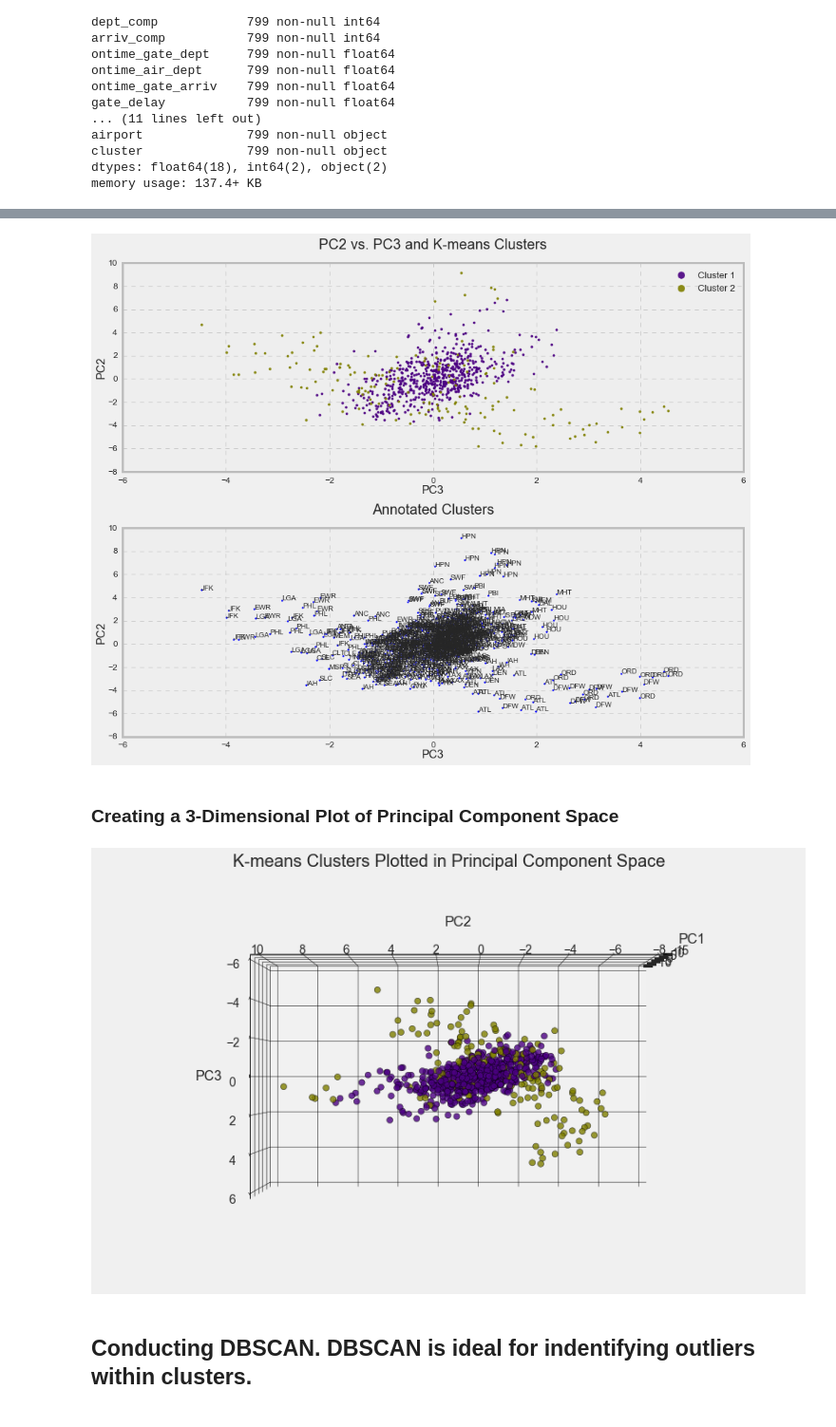
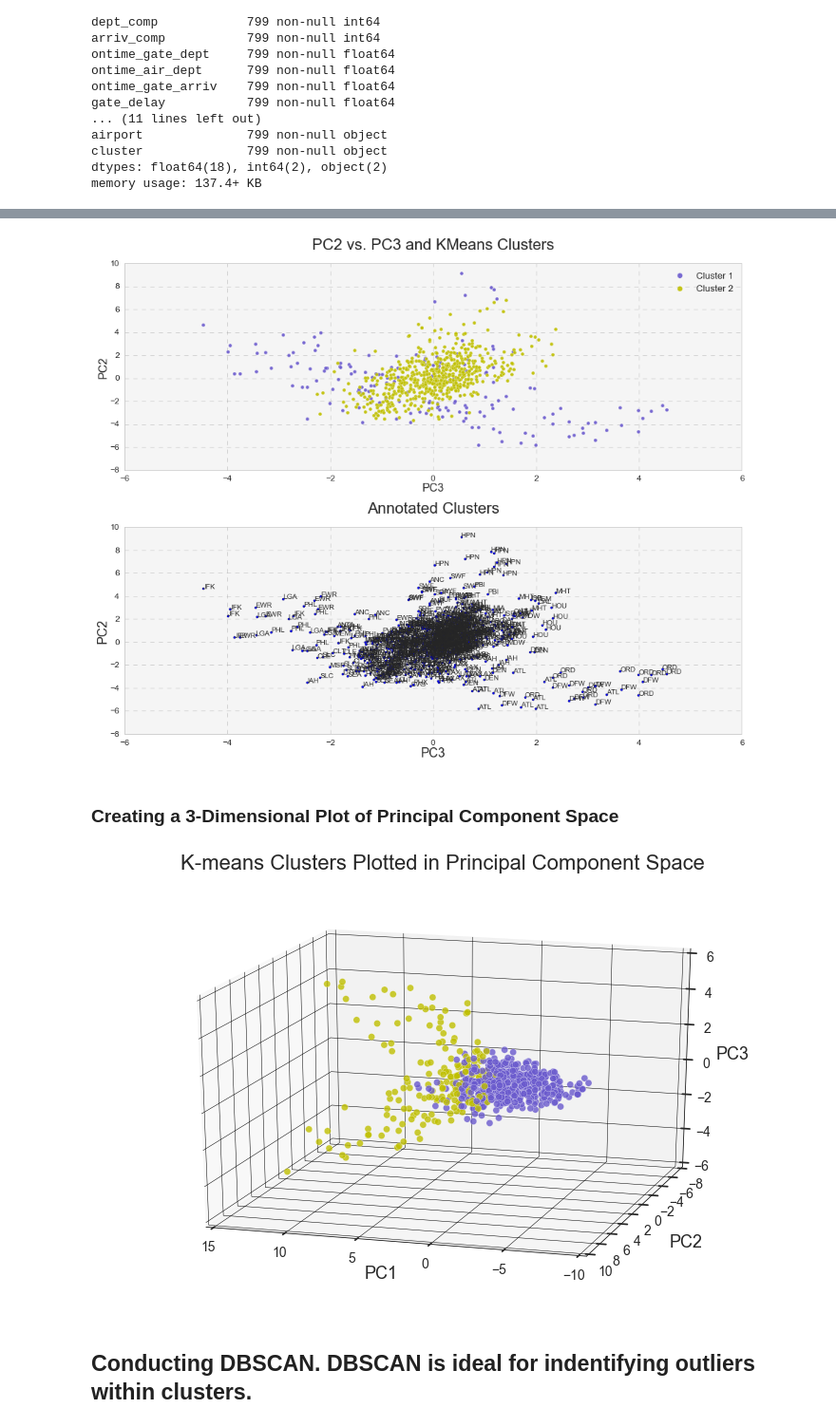
Before and after one commit to dmarinav/My-Projects, a Jupyter notebook: Airports/Part 2_EDA and Clusters.ipynb, the cells around one changed output, grey strips where cells are left out. Shown at 95% size. Drawn from its saved outputs; the diff is of its cells as text; code cells hidden in the pictures.

```diff
--- a/Airports/Part 2_EDA and Clusters.ipynb
+++ b/Airports/Part 2_EDA and Clusters.ipynb
@@ -444,4 +516,5 @@ pca1=sns.lmplot(x="PC1", y="value", col="variable", hue="variable",
 # %%
+plt.rcParams['axes.facecolor'] = 'whitesmoke'
 pc2 = sns.lmplot(x="PC2", y="value", col="variable", hue="variable",
                  data=melted_df, col_wrap=4, size=7, scatter_kws={'s':50})
 # %% [output]
@@ -451,7 +775,6 @@ pc2 = sns.lmplot(x="PC2", y="value", col="variable", hue="variable",
 # %%
-
-kmeans = KMeans(n_clusters=3)
-clusters = kmeans.fit(X_scaled)
+kmeans = KMeans(n_clusters=2)
+clusters = kmeans.fit(xPC)
 # %%
 labels = kmeans.labels_
 centroids = kmeans.cluster_centers_
@@ -476,3 +791,0 @@ metrics.silhouette_score(df_working, labels, metric='euclidean')
-# %%
-kmeans = KMeans(n_clusters=2)
-clusters = kmeans.fit(X_scaled)
@@ -641,15 +917,18 @@ plt.show()
 # %%
-plt.style.use('bmh')
+# plt.style.use('bmh')
 # plt.style.use('fivethirtyeight')
+plt.style.use('seaborn-whitegrid')
+
+plt.rcParams['axes.facecolor'] = 'whitesmoke'
 
 fig, ax = plt.subplots(2,1, figsize=(13,10))
 plt.tight_layout(h_pad=4)
 for i in liq_list:
     y = df3_copy[df3_copy['cluster'] == i]
-    ax[0].scatter(y['PC3'],y['PC2'] , color = colors[i],s=10,\
-    label = i, alpha=.9)
-ax[0].set_title("PC2 vs. PC3 and K-means Clusters", y=1.05)
-ax[0].legend(loc='upper right', fontsize = 13,markerscale=3)
+    ax[0].scatter(y['PC3'],y['PC2'] , color = colors[i],s=25,\
+    label = i, alpha=.9, edgecolor='white')
+ax[0].set_title("PC2 vs. PC3 and KMeans Clusters", y=1.05,fontsize=22)
+ax[0].legend(loc='upper right', fontsize = 13,markerscale=1.5)
 ax[0].set_xlabel('PC3',fontsize=16,labelpad=1)
 ax[0].set_ylabel('PC2',fontsize=16,labelpad=1)
 ax[0].grid(color='gray', linestyle='--', alpha=.3)
@@ -658,52 +937,53 @@ ax[0].grid(color='gray', linestyle='--', alpha=.3)
 ax[1].scatter(df3_copy['PC3'],df3_copy['PC2'] , s=10)
 for i, airport in enumerate(df3['airport']):
     ax[1].annotate(airport, (df3_copy.iloc[i].PC3, df3_copy.iloc[i].PC2),fontsize=10)
-ax[1].set_title("Annotated Clusters", y=1.05)
-ax[1].set_xlabel('PC3',fontsize=16,labelpad=1)
-ax[1].set_ylabel('PC2',fontsize=16,labelpad=1)
+ax[1].set_title("Annotated Clusters", y=1.05,fontsize=22)
+ax[1].set_xlabel('PC3',fontsize=18,labelpad=1)
+ax[1].set_ylabel('PC2',fontsize=18,labelpad=1)
 ax[1].grid(color='gray', linestyle='--', alpha=.3)
 
 plt.show()
 # %% [output]
-[figure, old version]
+[figure, new version]
 # %% [markdown]
 ### Creating a 3-Dimensional Plot of Principal Component Space
 # %%
 from ipywidgets import interact
 import ipywidgets
 from mpl_toolkits.mplot3d import Axes3D
 
-plt.style.use('fivethirtyeight')
+# plt.style.use('fivethirtyeight')
 #plt.style.use('bmh')
+plt.style.use('seaborn-whitegrid')
 
-PCdf['colors']=pd.cut(df3['cluster'],2,labels=['indigo','olive'])
+PCdf['colors']=pd.cut(df3['cluster'],2,labels=['slateblue','y'])
 def twister(el, az):
 
     fig = plt.figure(figsize=(13,8))
     ax = fig.add_subplot(111, projection='3d')
     ax.set(xlabel="PC1",ylabel="PC2",zlabel="PC3")
-    ax.scatter3D(PCdf["PC1"],PCdf["PC2"],PCdf["PC3"],s=50, color=PCdf['colors'],alpha=.8,edgecolor='k')
-    ax.set_title("K-means Clusters Plotted in Principal Component Space", y=1.10, fontsize=20)
+    ax.scatter3D(PCdf["PC1"],PCdf["PC2"],PCdf["PC3"],s=50, color=PCdf['colors'],alpha=.8,edgecolor='white')
+    ax.set_title("K-means Clusters Plotted in Principal Component Space", y=1.10, fontsize=22)
     ax.view_init(elev=el, azim=az)
     ax.tick_params(axis='both', which='both', pad=5,labelsize=14)
-    ax.set_xlabel('PC1',fontsize=16, labelpad=10)
-    ax.set_ylabel('PC2',fontsize=16, labelpad=20)
-    ax.set_zlabel('PC3',fontsize=16, labelpad=10)
+    ax.set_xlabel('PC1',fontsize=18, labelpad=10)
+    ax.set_ylabel('PC2',fontsize=18, labelpad=20)
+    ax.set_zlabel('PC3',fontsize=18, labelpad=10)
     ax.w_xaxis._axinfo.update({'grid' : {'color': (0, 0, 0, 1)}})
     ax.w_yaxis._axinfo.update({'grid' : {'color': (0, 0, 0, 1)}})
     ax.w_zaxis._axinfo.update({'grid' : {'color': (0, 0, 0, 1)}})
     ax.w_xaxis.gridlines.set_lw(.5)
     ax.w_yaxis.gridlines.set_lw(.5)
     ax.w_zaxis.gridlines.set_lw(.5)
 interact(twister,el=(0,360), az=(0,360));
 # interact(twister, el=(0,50), az=(0,130));
 
 #339 and 47
 #15 130
 
 # 20 107
 # %% [output]
-[figure, old version]
+[figure, new version]
 # %% [markdown]
 ## Conducting DBSCAN. DBSCAN is ideal for indentifying outliers within clusters.
 # %%
```
Also changed, not shown: parts of 68 cells of this notebook, 6 other files.
